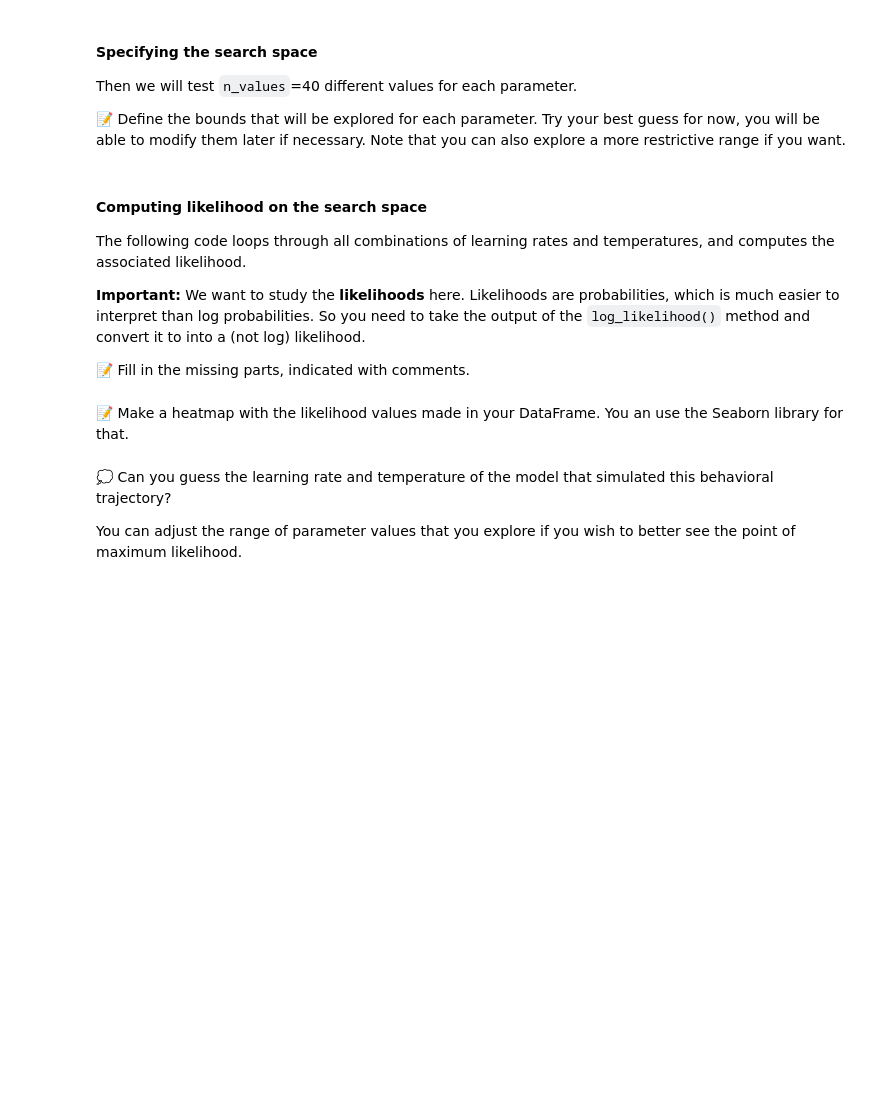
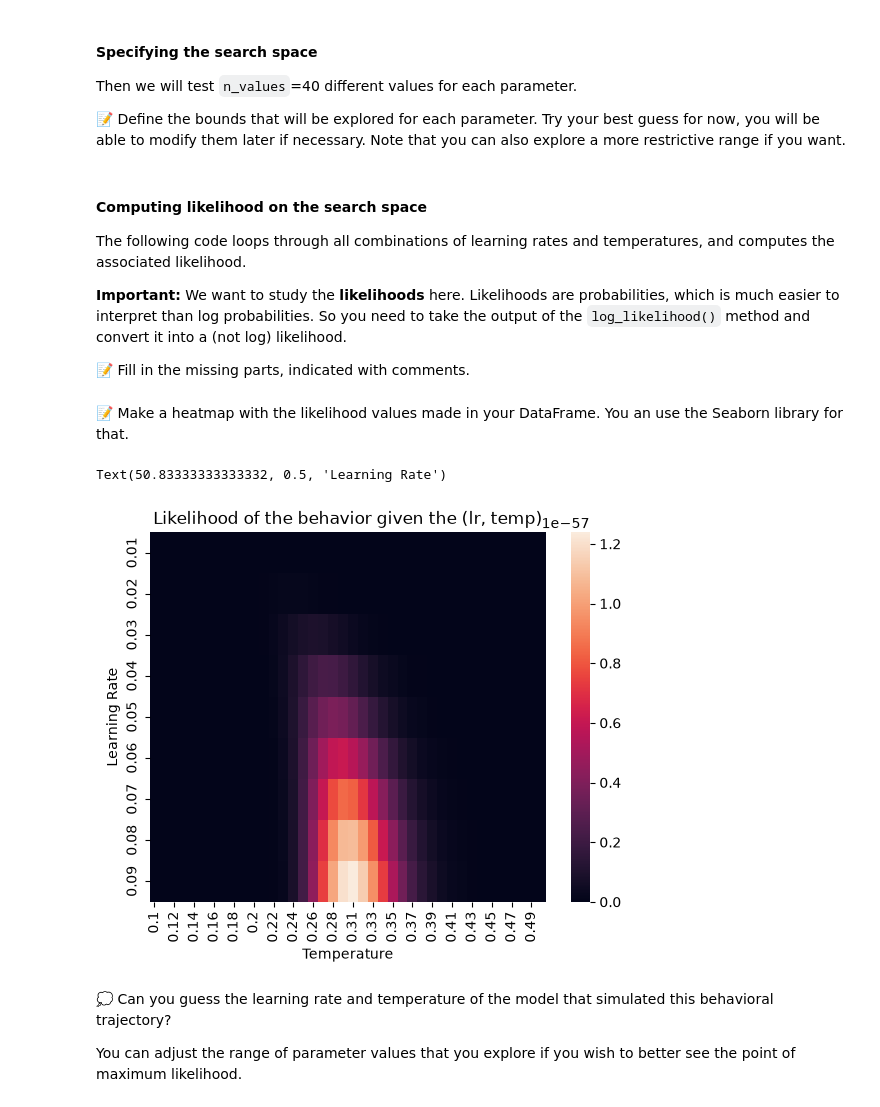
Before and after one commit to easiryne/cognitive-modeling-lab, a Jupyter notebook: TD_5/td5_notebook.ipynb, the cells around one changed output. Drawn from its saved outputs; the diff is of its cells as text; code cells hidden in the pictures; blank space fills up the shorter version.

```diff
--- a/TD_5/td5_notebook.ipynb
+++ b/TD_5/td5_notebook.ipynb
@@ -173,0 +210,3 @@ log_likelihood_for_a_trajectory(..., ...)
+# %%
+actions = np.random.choice([0, 1], size=200)
+log_likelihood_for_a_trajectory(SimplifiedRLModel(0.5), actions)
@@ -194,7 +235,7 @@ To make things more handy, we will implement the log likelihood function as a me
 
 📝Write the `log_likelihood()` method in the `RLModel` class. This method should take as input a sequence of actions and a sequence of rewards and return the log likelihood of the full trajectory.
 # %%
-4class RLModel:
+class RLModel:
     def __init__(self, learning_rate: float, temperature: float):
         self.learning_rate = learning_rate
         self.temperature = temperature
@@ -210,14 +251,16 @@ To make things more handy, we will implement the log likelihood function as a me
         td_error = reward - self.q_values[action]
         self.q_values[action] += self.learning_rate * td_error
 
-    def log_likelihood(self, actions: np.ndarray, rewards: np.ndarray):
+    def log_likelihood(self, actions: np.ndarray, rewards: np.ndarray) -> float:
         self.reset()
-        loglikelihood = 0.
-        for ... in ...:     # Fill this in
-            ...
-            ...
-
-        return loglikelihood # You must return a float (decimal number)
+        # Your code here
+        loglikelihood = 0
+        for action, reward in zip(actions, rewards):
+            prob_a1 = self.policy()
+            prob_chosen_action = prob_a1 if action == 1 else 1 - prob_a1
+            loglikelihood += np.log(prob_chosen_action)
+            self.update(action, reward)
+        return loglikelihood
 
     def reset(self):
         self.q_values = np.array([0.5, 0.5])
@@ -257,14 +311,14 @@ Then we will test `n_values`=40 different values for each parameter.
 # %%
 n_values = 40
 
-lrs = np.linspace(..., ..., n_values)       # Specify lower and higher bounds for learning rate
-temps = np.linspace(..., ..., n_values)     # Specify lower and higher bounds for temperature
+lrs = np.linspace(0.01, 0.09, n_values)       # Specify lower and higher bounds for learning rate
+temps = np.linspace(0.1, 0.5, n_values)     # Specify lower and higher bounds for temperature
 # %% [markdown]
 #### Computing likelihood on the search space
 
 The following code loops through all combinations of learning rates and temperatures, and computes the associated likelihood.
 
-**Important:** We want to study the **likelihoods** here. Likelihoods are probabilities, which is much easier to interpret than log probabilities. So you need to take the output of the `log_likelihood()` method and convert it to into a (not log) likelihood.
+**Important:** We want to study the **likelihoods** here. Likelihoods are probabilities, which is much easier to interpret than log probabilities. So you need to take the output of the `log_likelihood()` method and convert it into a (not log) likelihood.
 
 📝 Fill in the missing parts, indicated with comments.
 # %%
@@ -272,13 +326,20 @@ likelihoods = pd.DataFrame()
 
 for lr in lrs:
     for temp in temps:
-        ... # Compute the likelihood of the behavior given the (lr, temp)
-        likelihoods.loc[round(lr, 2), round(temp, 2)] = ... # Add result to DataFrame (indexed with rounded parameter values - 2 decimals)
+        model = RLModel(lr, temp) # Create a new model with the current (lr, temp)
+        likelihood = np.exp(model.log_likelihood(actions, rewards)) # Compute the likelihood of the behavior given the (lr, temp)
+        likelihoods.loc[round(lr, 2), round(temp, 2)] = likelihood # Add result to DataFrame (indexed with rounded parameter values - 2 decimals)
 # %% [markdown]
 📝 Make a heatmap with the likelihood values made in your DataFrame. You an use the Seaborn library for that.
 # %%
 # Your code here
-...
+sns.heatmap(likelihoods)
+plt.title('Likelihood of the behavior given the (lr, temp)')
+plt.xlabel('Temperature')
+plt.ylabel('Learning Rate')
+# %% [output]
+Text(50.83333333333332, 0.5, 'Learning Rate')
+[figure, added]
 # %% [markdown]
 💭 Can you guess the learning rate and temperature of the model that simulated this behavioral trajectory?
 
```
Also changed, not shown: parts of 24 cells of this notebook.
